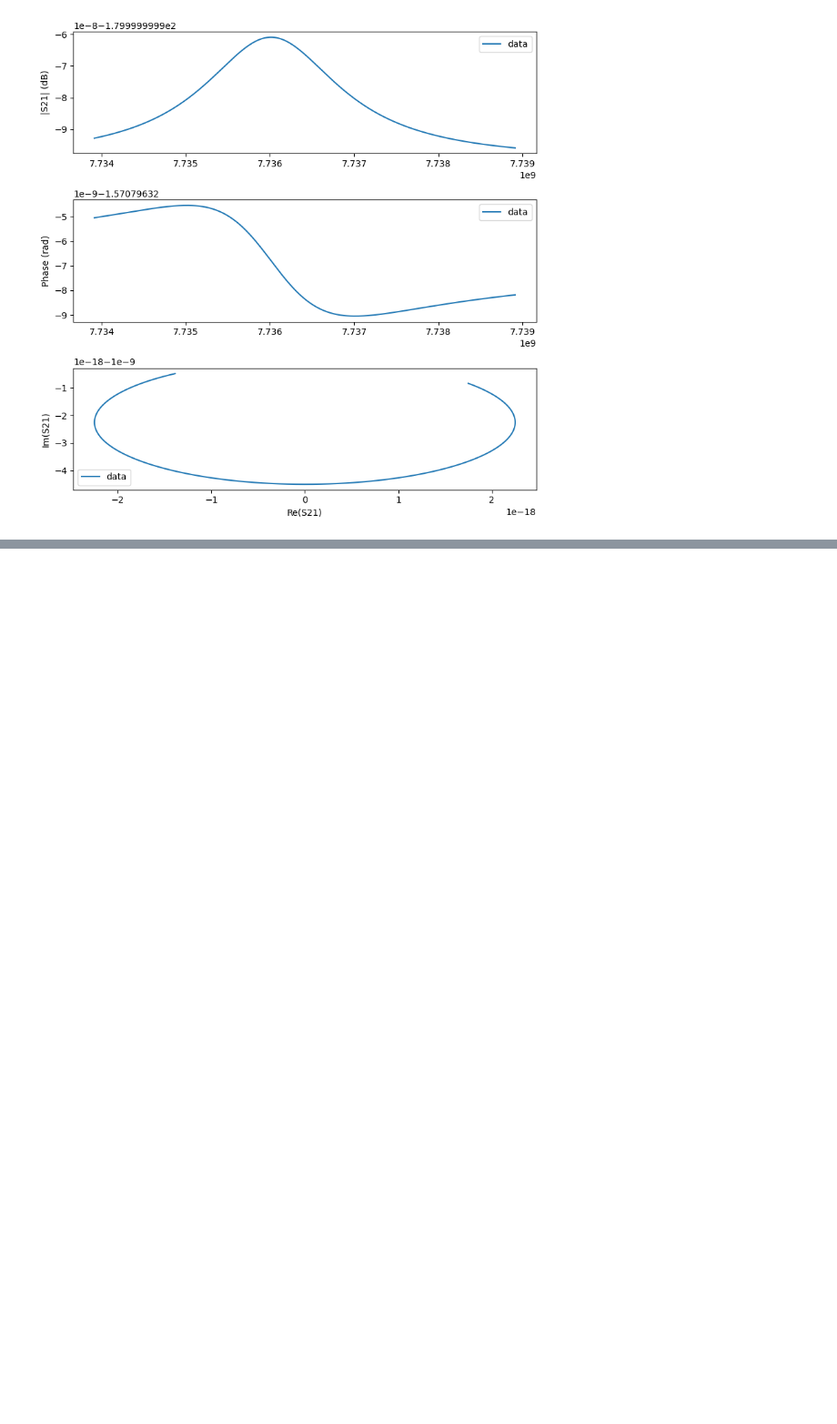
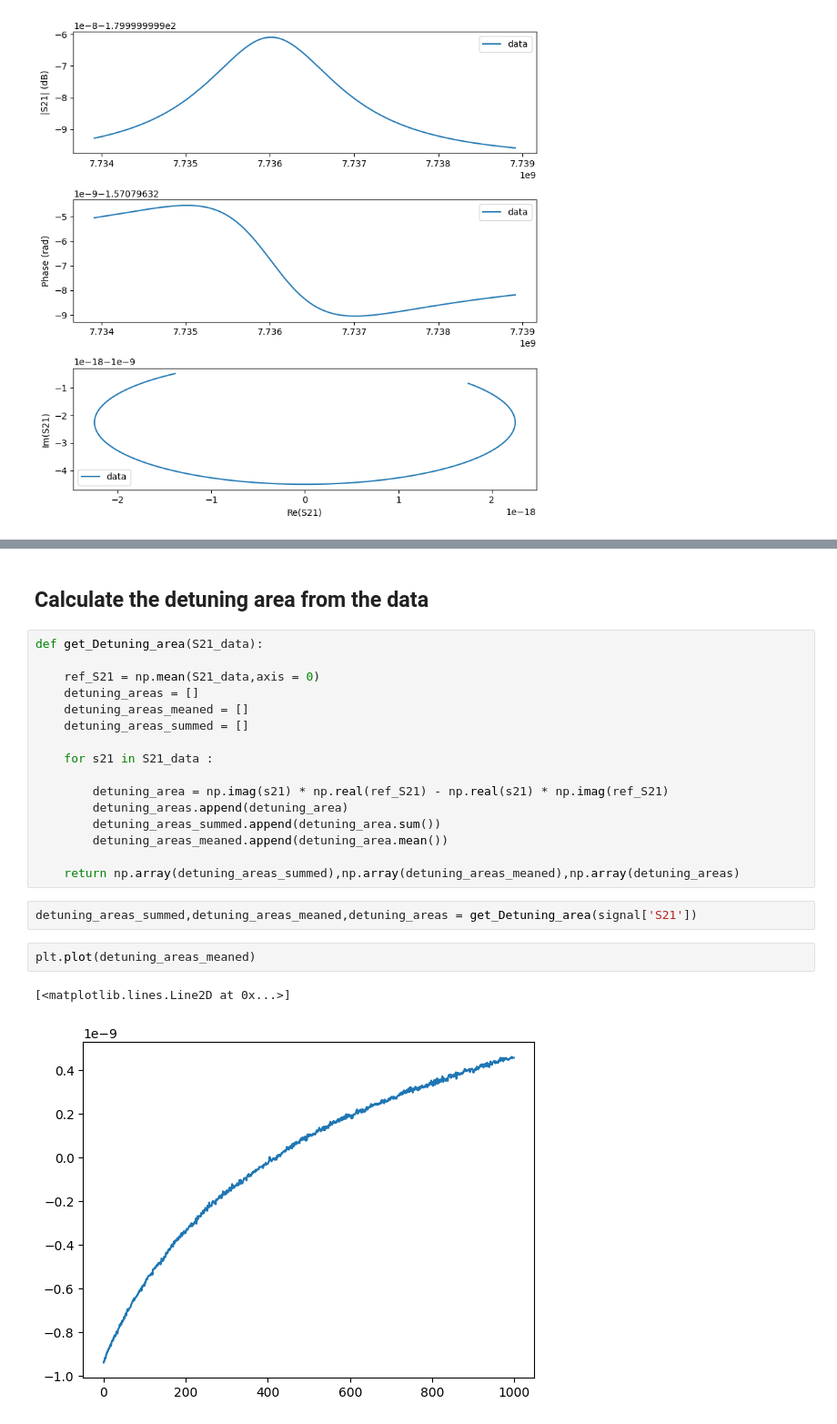
Before and after one commit to leonmyk/Spectroscopy_Hamiltonian_fitter-, a Jupyter notebook: plotting.ipynb, the cells around one changed output, grey strips where cells are left out. Shown at 91% size. Cells and saved outputs as stored; diff of their text form; blank space fills up the shorter version.

```diff
--- a/plotting.ipynb
+++ b/plotting.ipynb
@@ -2029,0 +2054,25 @@ fitter.plot(freq[0],simu_sig)
+# %% [markdown]
+## Calculate the detuning area from the data
+# %%
+def get_Detuning_area(S21_data):
+
+    ref_S21 = np.mean(S21_data,axis = 0)
+    detuning_areas = []
+    detuning_areas_meaned = []
+    detuning_areas_summed = []
+
+    for s21 in S21_data :
+
+        detuning_area = np.imag(s21) * np.real(ref_S21) - np.real(s21) * np.imag(ref_S21)
+        detuning_areas.append(detuning_area)
+        detuning_areas_summed.append(detuning_area.sum())
+        detuning_areas_meaned.append(detuning_area.mean())
+
+    return np.array(detuning_areas_summed),np.array(detuning_areas_meaned),np.array(detuning_areas)
+# %%
+detuning_areas_summed,detuning_areas_meaned,detuning_areas = get_Detuning_area(signal['S21'])
+# %%
+plt.plot(detuning_areas_meaned)
+# %% [output]
+[<matplotlib.lines.Line2D at 0x...>]
+[figure, added]
```
Also changed, not shown: parts of 8 cells of this notebook.
